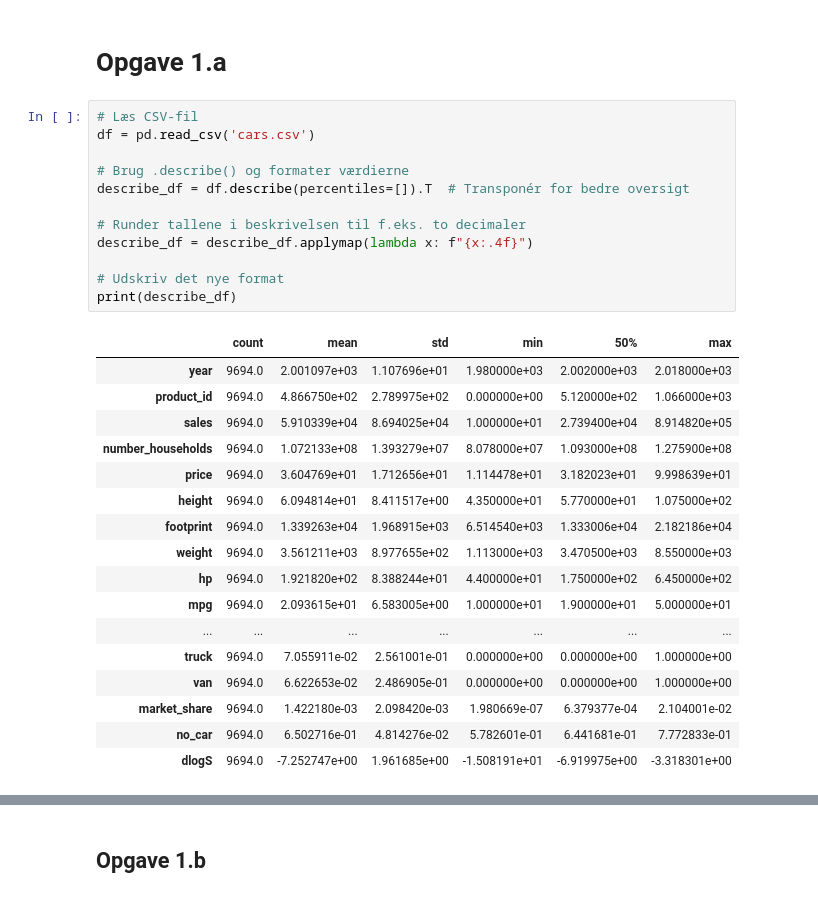
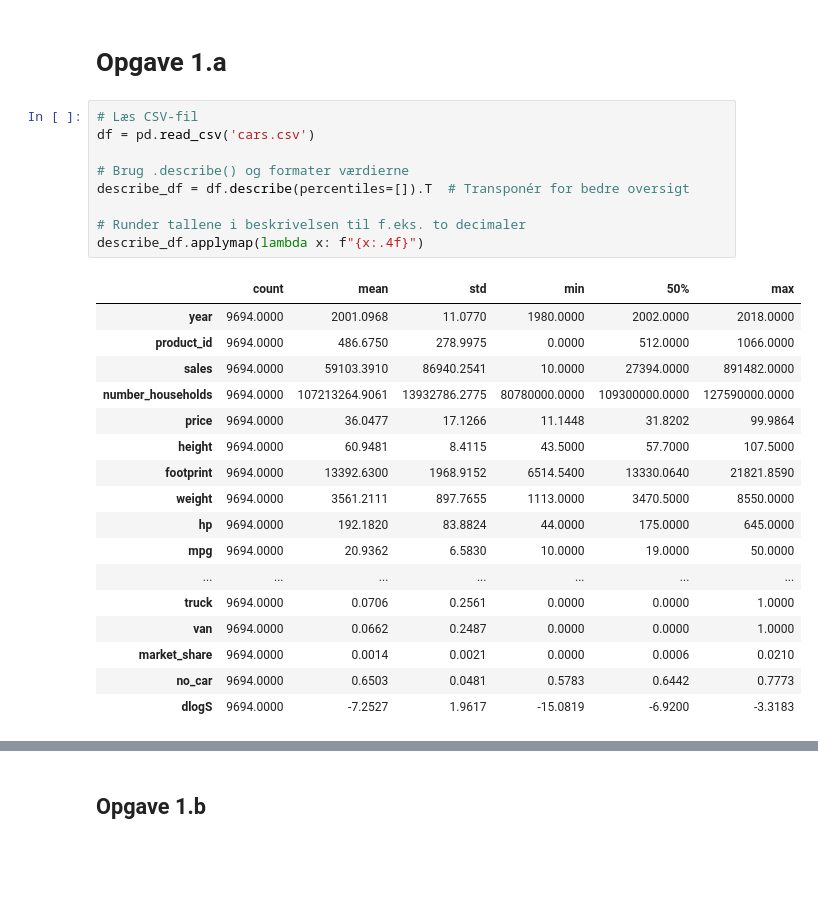
Before and after one commit to Maja0lsen/eksempel, a Jupyter notebook: Eksamen.ipynb, the cells around one changed output, grey strips where cells are left out. Drawn from its saved outputs; the diff is of its cells as text; blank space fills up the shorter version.

```diff
--- a/Eksamen.ipynb
+++ b/Eksamen.ipynb
@@ -15,30 +16,27 @@ import statsmodels.formula.api as smf
 # %%
 # Læs CSV-fil
 df = pd.read_csv('cars.csv')
 
 # Brug .describe() og formater værdierne
 describe_df = df.describe(percentiles=[]).T  # Transponér for bedre oversigt
 
 # Runder tallene i beskrivelsen til f.eks. to decimaler
-describe_df = describe_df.applymap(lambda x: f"{x:.4f}")
-
-# Udskriv det nye format
-print(describe_df)
+describe_df.applymap(lambda x: f"{x:.4f}")
 # %% [output]
 |  | count | mean | std | min | 50% | max |
-| year | 9694.0 | 2.001097e+03 | 1.107696e+01 | 1.980000e+03 | 2.002000e+03 | 2.018000e+03 |
-| product_id | 9694.0 | 4.866750e+02 | 2.789975e+02 | 0.000000e+00 | 5.120000e+02 | 1.066000e+03 |
-| sales | 9694.0 | 5.910339e+04 | 8.694025e+04 | 1.000000e+01 | 2.739400e+04 | 8.914820e+05 |
-| number_households | 9694.0 | 1.072133e+08 | 1.393279e+07 | 8.078000e+07 | 1.093000e+08 | 1.275900e+08 |
-| price | 9694.0 | 3.604769e+01 | 1.712656e+01 | 1.114478e+01 | 3.182023e+01 | 9.998639e+01 |
-| height | 9694.0 | 6.094814e+01 | 8.411517e+00 | 4.350000e+01 | 5.770000e+01 | 1.075000e+02 |
-| footprint | 9694.0 | 1.339263e+04 | 1.968915e+03 | 6.514540e+03 | 1.333006e+04 | 2.182186e+04 |
-| weight | 9694.0 | 3.561211e+03 | 8.977655e+02 | 1.113000e+03 | 3.470500e+03 | 8.550000e+03 |
-| hp | 9694.0 | 1.921820e+02 | 8.388244e+01 | 4.400000e+01 | 1.750000e+02 | 6.450000e+02 |
-| mpg | 9694.0 | 2.093615e+01 | 6.583005e+00 | 1.000000e+01 | 1.900000e+01 | 5.000000e+01 |
+| year | 9694.0000 | 2001.0968 | 11.0770 | 1980.0000 | 2002.0000 | 2018.0000 |
+| product_id | 9694.0000 | 486.6750 | 278.9975 | 0.0000 | 512.0000 | 1066.0000 |
+| sales | 9694.0000 | 59103.3910 | 86940.2541 | 10.0000 | 27394.0000 | 891482.0000 |
+| number_households | 9694.0000 | 107213264.9061 | 13932786.2775 | 80780000.0000 | 109300000.0000 | 127590000.0000 |
+| price | 9694.0000 | 36.0477 | 17.1266 | 11.1448 | 31.8202 | 99.9864 |
+| height | 9694.0000 | 60.9481 | 8.4115 | 43.5000 | 57.7000 | 107.5000 |
+| footprint | 9694.0000 | 13392.6300 | 1968.9152 | 6514.5400 | 13330.0640 | 21821.8590 |
+| weight | 9694.0000 | 3561.2111 | 897.7655 | 1113.0000 | 3470.5000 | 8550.0000 |
+| hp | 9694.0000 | 192.1820 | 83.8824 | 44.0000 | 175.0000 | 645.0000 |
+| mpg | 9694.0000 | 20.9362 | 6.5830 | 10.0000 | 19.0000 | 50.0000 |
 | ... | ... | ... | ... | ... | ... | ... |
-| truck | 9694.0 | 7.055911e-02 | 2.561001e-01 | 0.000000e+00 | 0.000000e+00 | 1.000000e+00 |
-| van | 9694.0 | 6.622653e-02 | 2.486905e-01 | 0.000000e+00 | 0.000000e+00 | 1.000000e+00 |
-| market_share | 9694.0 | 1.422180e-03 | 2.098420e-03 | 1.980669e-07 | 6.379377e-04 | 2.104001e-02 |
-| no_car | 9694.0 | 6.502716e-01 | 4.814276e-02 | 5.782601e-01 | 6.441681e-01 | 7.772833e-01 |
-| dlogS | 9694.0 | -7.252747e+00 | 1.961685e+00 | -1.508191e+01 | -6.919975e+00 | -3.318301e+00 |
+| truck | 9694.0000 | 0.0706 | 0.2561 | 0.0000 | 0.0000 | 1.0000 |
+| van | 9694.0000 | 0.0662 | 0.2487 | 0.0000 | 0.0000 | 1.0000 |
+| market_share | 9694.0000 | 0.0014 | 0.0021 | 0.0000 | 0.0006 | 0.0210 |
+| no_car | 9694.0000 | 0.6503 | 0.0481 | 0.5783 | 0.6442 | 0.7773 |
+| dlogS | 9694.0000 | -7.2527 | 1.9617 | -15.0819 | -6.9200 | -3.3183 |
```
Also changed, not shown: parts of 3 cells of this notebook.
